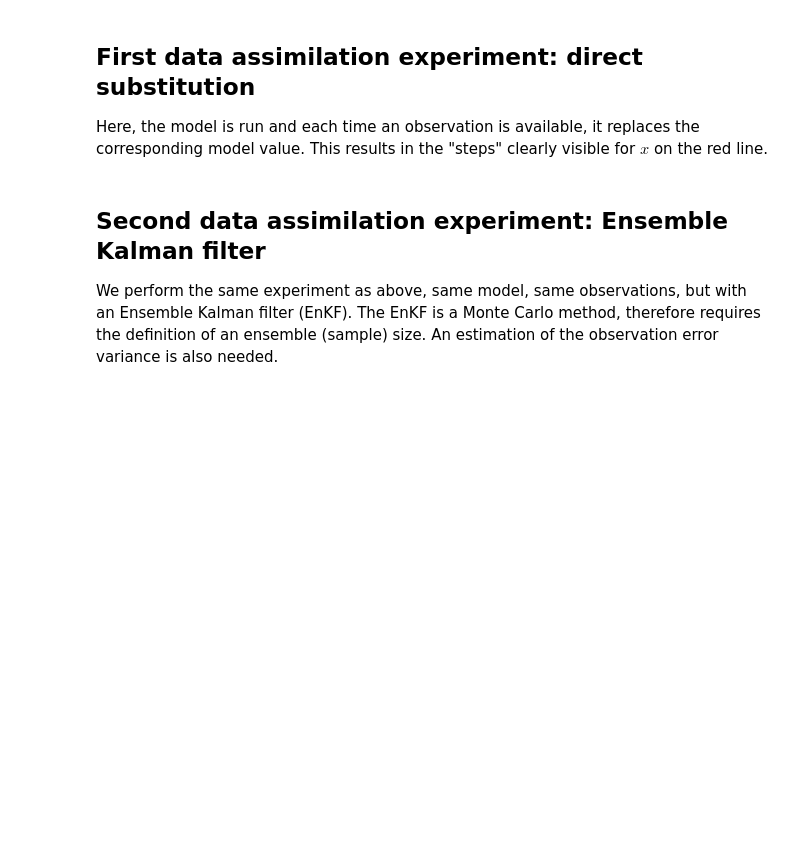
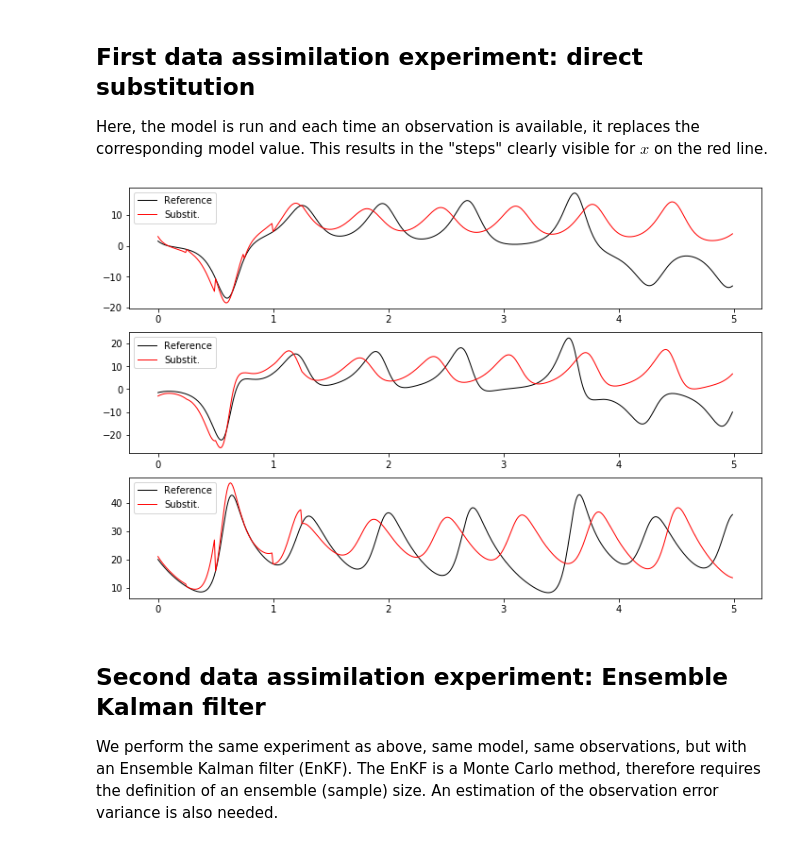
Before and after one commit to ecosme38/Data-Assimilation-Notebooks, a Jupyter notebook: Illustrate-EnKF-with-Lorenz63.ipynb, the cells around one changed output. Cells and saved outputs as stored; diff of their text form; code cells hidden in the pictures; blank space fills up the shorter version.

```diff
--- a/Illustrate-EnKF-with-Lorenz63.ipynb
+++ b/Illustrate-EnKF-with-Lorenz63.ipynb
@@ -201,8 +204,8 @@ Here, the model is run and each time an observation is available, it replaces th
 # %%
 lorenz_assim1 = Model()
 lorenz_assim1.x0 = np.copy(wrong_state)
-lorenz_assim1.xvar, lorenz_assim1.rho = lorenz_assim1.initial_condition()
-#lorenz_assim1.rho = 29.
+lorenz_assim1.xvar = lorenz_assim1.initial_condition()
+lorenz_assim1.rho = 29.
 
 time1 = np.empty(ntime)
 xvar1 = np.empty((3, ntime, 1))
@@ -215,34 +218,36 @@ for ic in range(nassim):
     else:
         nstep = assim_steps[ic] - assim_steps[ic-1]
 
     lorenz_assim1.forward(nstep)
 
     if ic == 0:
         time1 = lorenz_assim1.time_series
         xvar1 = lorenz_assim1.xvar_series
     else:
         time1 = np.hstack( ( time1, lorenz_assim1.time_series ) )
         xvar1 = np.concatenate( ( xvar1, lorenz_assim1.xvar_series ), axis = 1 )
 
     ## Analysis
     index = np.argwhere( true_time == lorenz_assim1.time )
     lorenz_assim1.xvar[nvarobs, 0] = true_state[nvarobs, index, 0]
 
 ## Last cycle
 lorenz_assim1.forward( ntime - assim_steps[-1] )
 time1 = np.hstack(( time1, lorenz_assim1.time_series ))
 xvar1 = np.concatenate( ( xvar1, lorenz_assim1.xvar_series ), axis = 1 )
 
 ## Plots
 
 plt.figure(figsize=(12,8))
 for ix in range(3):
-    pnum = 311+ix
+    pnum = str(311+ix)
     plt.subplot(pnum)
     plt.plot(true_time,true_state[ix,:,0],'black',linewidth=1.,label='Reference')
     plt.plot(time1,xvar1[ix,:,0],'red',linewidth=1.,label='Substit.')
     plt.legend()
 plt.show()
+# %% [output]
+[figure, added]
 # %% [markdown]
 ## Second data assimilation experiment: Ensemble Kalman filter
 We perform the same experiment as above, same model, same observations, but with an Ensemble Kalman filter (EnKF). The EnKF is a Monte Carlo method, therefore requires the definition of an ensemble (sample) size. An estimation of the observation error variance is also needed.
```
Also changed, not shown: parts of 15 cells of this notebook.
